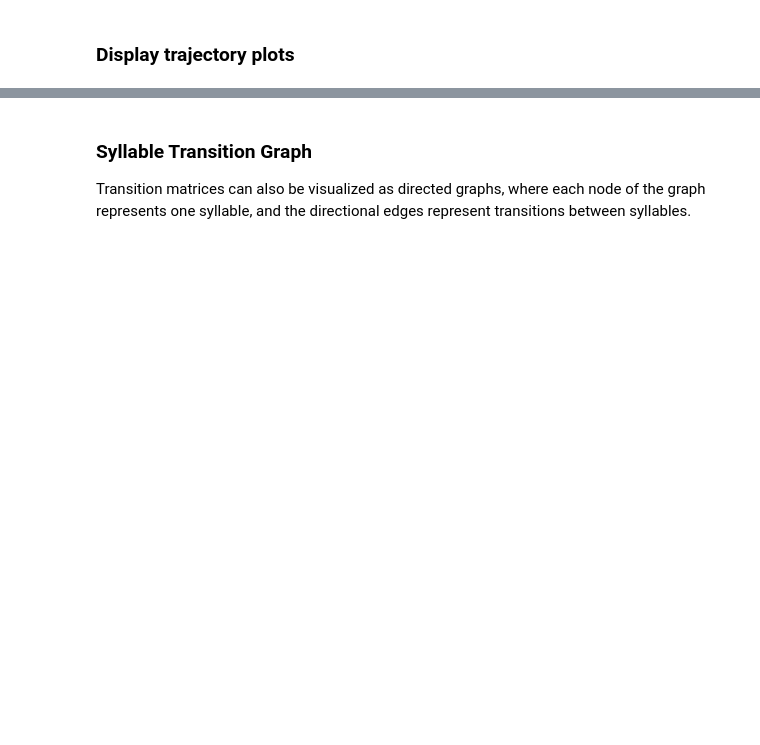
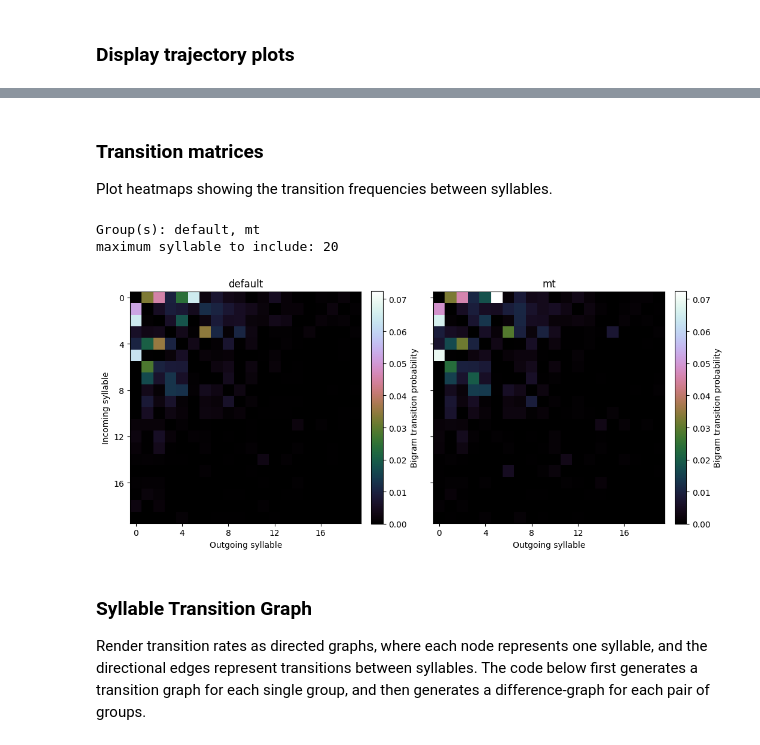
Before and after one commit to dattalab/keypoint-moseq, a Jupyter notebook: docs/source/analysis.ipynb, the cells around one changed output, grey strips where cells are left out. Cells and saved outputs as stored; diff of their text form; code cells hidden in the pictures; blank space fills up the shorter version.

```diff
--- a/docs/source/analysis.ipynb
+++ b/docs/source/analysis.ipynb
@@ -178,11 +149,19 @@ Transition matrices compactly represent the frequency any syllable transitions i
+# %% [markdown]
+### Transition matrices
+Plot heatmaps showing the transition frequencies between syllables.
 # %%
-trans_mats, usages, groups=kpms.generate_transition_matrices(project_dir, model_dirname,
-                                                             normalize='bigram', # matrix normalization methods ("bigram", "rows" or "columns")
-                                                             max_syllable=20) # maximum number of syllables to include
+trans_mats, usages, groups=kpms.generate_transition_matrices(
+    project_dir, model_dirname,
+    normalize='bigram', # normalization method ("bigram", "rows" or "columns")
+    max_syllable=20)    # maximum number of syllables to include
+
 kpms.visualize_transition_bigram(groups, trans_mats,
-                                 save_dir=save_dir, # path to the directory to save the figure
                                  normalize='bigram') # matrix normalization methods ("bigram", "rows" or "columns")
+# %% [output]
+Group(s): default, mt
+maximum syllable to include: 20
+[figure, added]
 # %% [markdown]
 ### Syllable Transition Graph
-Transition matrices can also be visualized as directed graphs, where each node of the graph represents one syllable, and the directional edges represent transitions between syllables.
+Render transition rates as directed graphs, where each node represents one syllable, and the directional edges represent transitions between syllables. The code below first generates a transition graph for each single group, and then generates a difference-graph for each pair of groups.
 # %%
```
Also changed, not shown: parts of 43 cells of this notebook, 4 other files.
